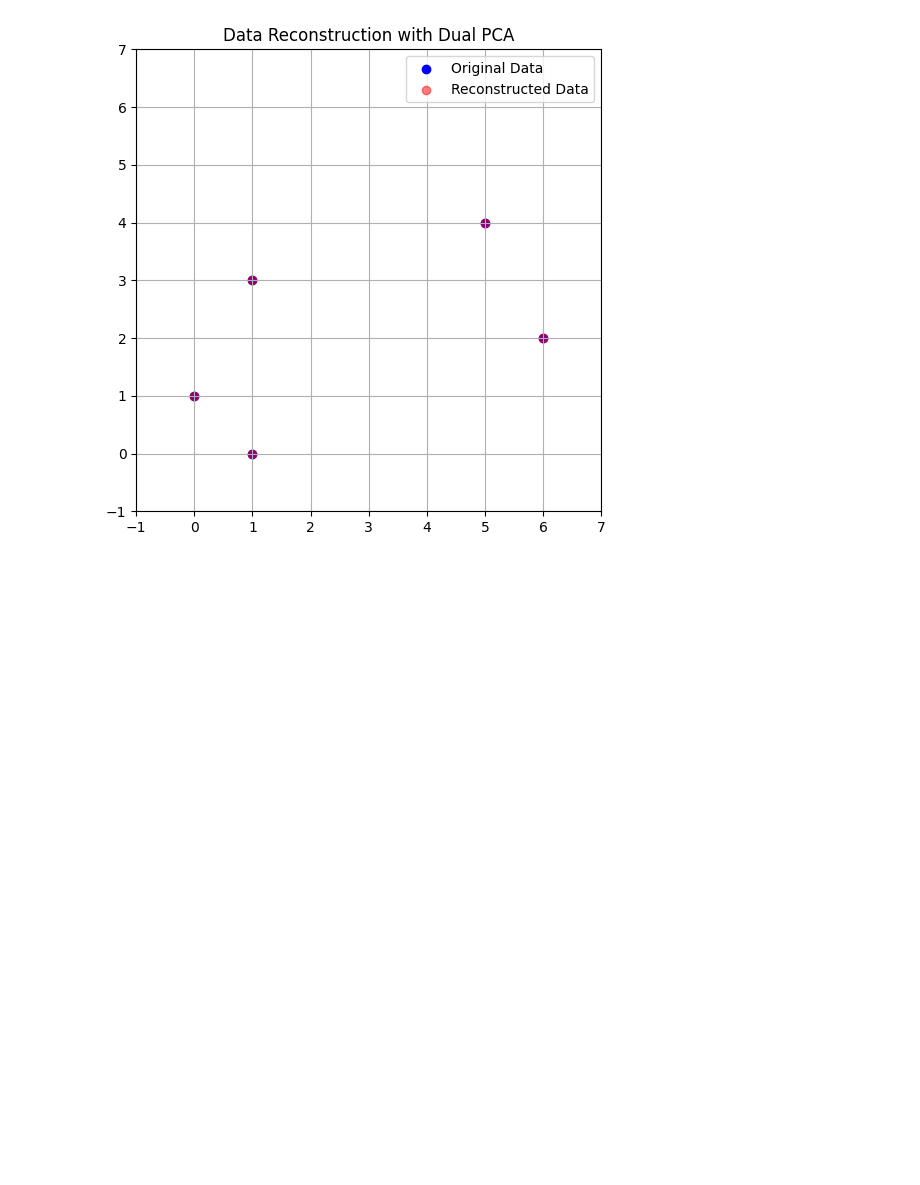
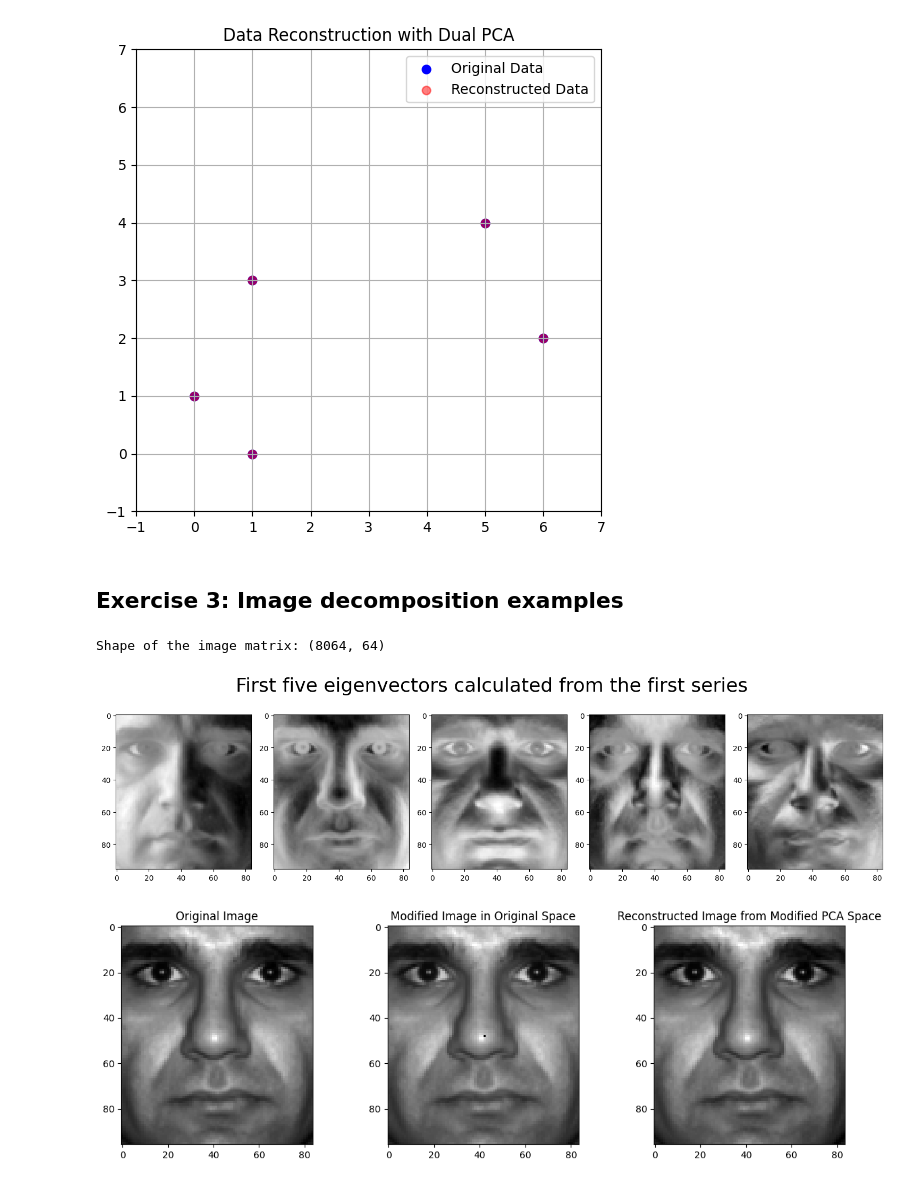
Before and after one commit to Aljaz200/Machine-Perception, a Jupyter notebook: assignment_6/Ass6.ipynb, the cells around one changed output. Cells and saved outputs as stored; diff of their text form; code cells hidden in the pictures; blank space fills up the shorter version.

```diff
--- a/assignment_6/Ass6.ipynb
+++ b/assignment_6/Ass6.ipynb
@@ -230,3 +232,73 @@ plt.show()
  [ 1.00000000e+00  3.00000000e+00]
  [-2.22044605e-15  1.00000000e+00]]
 [figure]
+# %% [markdown]
+## Exercise 3: Image decomposition examples
+# %%
+def prepare_image_matrix(folder_path):
+    images = []
+    for filename in sorted(os.listdir(folder_path)):
+        img = cv2.imread(os.path.join(folder_path, filename), cv2.IMREAD_GRAYSCALE)
+        img_vector = np.reshape(np.array(img), -1)
+        images.append(img_vector)
+    return np.array(images).T
+
+image_folder1 = "data/faces/1"
+image_matrix = prepare_image_matrix(image_folder1)
+print("Shape of the image matrix:", image_matrix.shape)
+# %% [output]
+Shape of the image matrix: (8064, 64)
+# %%
+def dual_pca_image(image_matrix):
+    mean_images = compute_mean(image_matrix.T)
+    centered_images = center_data(image_matrix.T, mean_images)
+
+    dual_cov_matrix = np.dot(centered_images, centered_images.T) / (centered_images.shape[0] - 1)
+    U, S, _ = perform_svd(dual_cov_matrix)
+    S = S + 1e-15
+    eigenvectors = np.dot(centered_images.T, U) / np.sqrt(S * (centered_images.shape[0] - 1))
+
+    return eigenvectors, S, mean_images
+
+eigenvectors, eigenvalues, mean_images = dual_pca_image(image_matrix)
+
+plt.figure(figsize=(15, 4))
+plt.suptitle("First five eigenvectors calculated from the first series", fontsize=26)
+for i in range(5):
+    eigenvector_image = eigenvectors[:, i].reshape((96, 84))
+    plt.subplot(1, 5, i+1)
+    plt.imshow(eigenvector_image, cmap='gray')
+
+plt.tight_layout()
+plt.show()
+
+
+first_image = image_matrix[:, 0]
+projected = project_to_pca_space(first_image, mean_images, eigenvectors.T)
+
+modified_image = first_image.copy()
+modified_image[4074] = 0
+
+modified_projected = projected.copy()
+modified_projected[0] = 0
+modified_reconstructed = reconstruct_from_pca_space(modified_projected, mean_images, eigenvectors.T)
+
+plt.figure(figsize=(12, 4))
+
+plt.subplot(1, 3, 1)
+plt.imshow(first_image.reshape((96, 84)), cmap='gray')
+plt.title("Original Image")
+
+plt.subplot(1, 3, 2)
+plt.imshow(modified_image.reshape((96, 84)), cmap='gray')
+plt.title("Modified Image in Original Space")
+
+plt.subplot(1, 3, 3)
+plt.imshow(modified_reconstructed.reshape((96, 84)), cmap='gray')
+plt.title("Reconstructed Image from Modified PCA Space")
+
+plt.tight_layout()
+plt.show()
+# %% [output]
+[figure, added]
+[figure, added]
```
Also changed, not shown: parts of 5 cells of this notebook, 1 other file.
